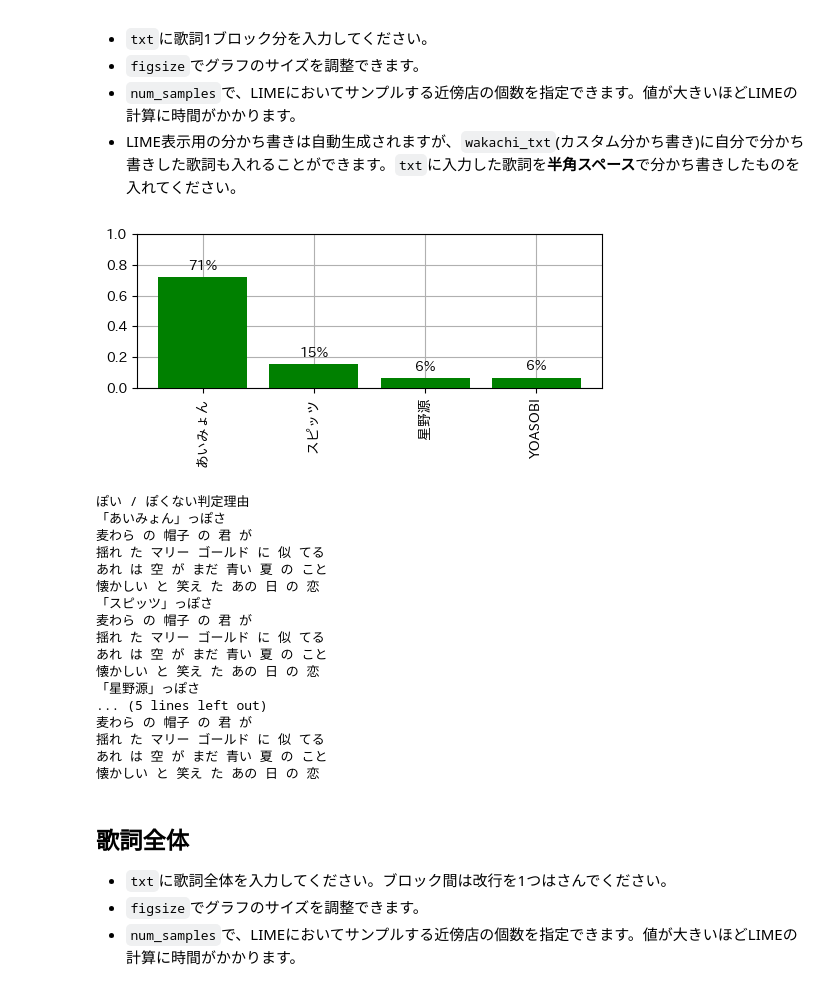
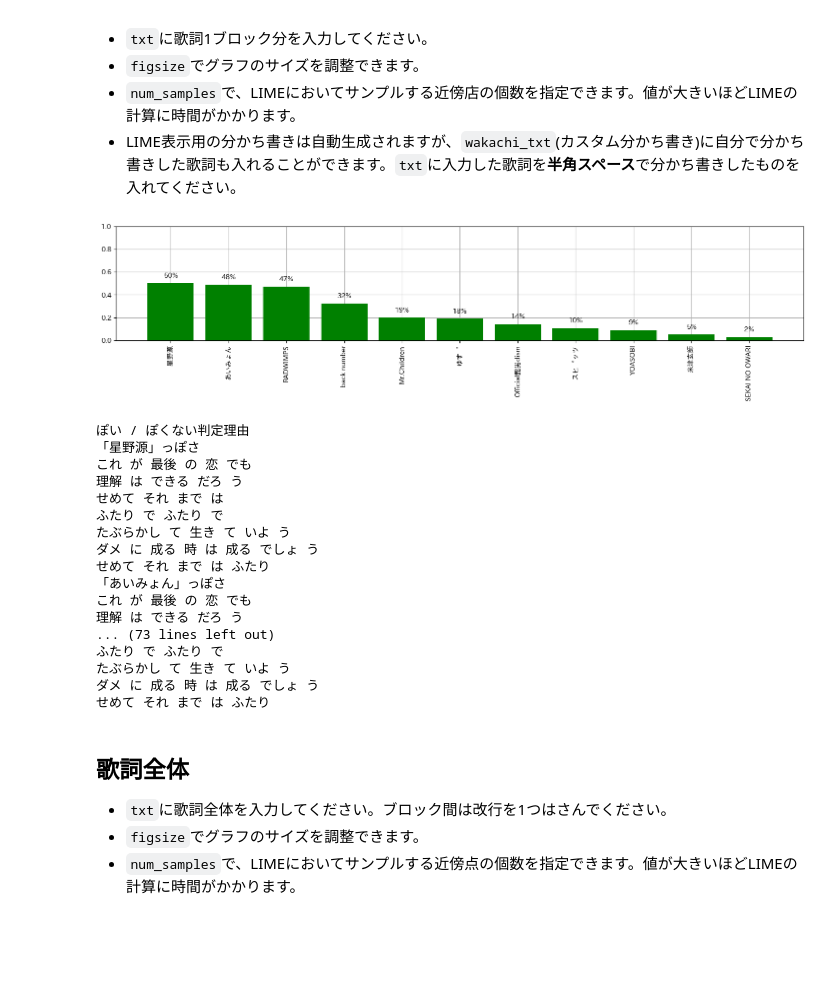
Before and after one commit to matsuda-tkm/artist-prediction-xai, a Jupyter notebook: notebooks/demo.ipynb, the cells around one changed output. Saved outputs shown, nothing was run; the diff lists cells and outputs as text; code cells hidden in the pictures; blank space fills up the shorter version.

```diff
--- a/notebooks/demo.ipynb
+++ b/notebooks/demo.ipynb
@@ -6,12 +11,10 @@
 # %%
-import pandas as pd
 import numpy as np
 import matplotlib.pyplot as plt
 import japanize_matplotlib
 from tqdm import tqdm
-import copy
 import os
-import json
+from collections import OrderedDict
 
 import torch
 import torch.nn as nn
@@ -22,3 +25,6 @@ from lime.lime_text import LimeTextExplainer
 from IPython.display import display, HTML
 from janome.tokenizer import Tokenizer
 import unicodedata
+
+device = 'cuda' if torch.cuda.is_available() else 'cpu'
+print(device)
@@ -25,6 +33,6 @@ import unicodedata
 # %%
 # 保存先のパス
-PATH = './models/'
+PATH = '..'
 # %%
 class CharacterCNN(nn.Module):
     def __init__(self, num_classes ,embed_size=128, max_length=200, filter_sizes=(2, 3, 4, 5), filter_num=64):
@@ -292,54 +409,56 @@ Fold1: 0.02992  Fold2: 0.02795  Fold3: 0.04347  Fold4: 0.04195  Fold5: 0.04290
 - `num_samples`で、LIMEにおいてサンプルする近傍店の個数を指定できます。値が大きいほどLIMEの計算に時間がかかります。
 - LIME表示用の分かち書きは自動生成されますが、`wakachi_txt`(カスタム分かち書き)に自分で分かち書きした歌詞も入れることができます。`txt`に入力した歌詞を**半角スペース**で分かち書きしたものを入れてください。
 # %%
-txt = """
-麦わらの帽子の君が
-揺れたマリーゴールドに似てる
-あれは空がまだ青い夏のこと
-懐かしいと笑えたあの日の恋
-"""
-figsize = (6,2)  # グラフのサイズを調整 (横,縦)
-num_samples = 100  # サンプルする近傍点の個数
+txt = """これが最後の恋でも
+理解はできるだろう
+せめて　それまでは
+ふたりで　ふたりで
+たぶらかして生きていよう
+ダメに成る時は成るでしょう
+せめて　それまでは　ふたり"""
+
+figsize = (18,3)  # グラフのサイズを調整 (横,縦)
+num_samples = 1000  # サンプルする近傍点の個数
 
 # 分類結果の取得
-prob,raw_txt = predict_one(txt, models)
+prob = predict_one_block(txt)
 # 棒グラフで可視化
-plot_prediction(prob, artists, '', figsize)
+show_predict_one_block(prob, artists, sort=True, figsize=figsize)
 
 # カスタム分かち書き ###############
 wakachi_txt = """
 """
 
 # LIME
 if wakachi_txt == '\n':
-    wakachi_txt = wakachi(txt)
-exp = explainer.explain_instance(wakachi_txt, predict_fn, num_features=200, labels=range(len(artists)), num_samples=num_samples)
-highlighted_text = highlight(exp, wakachi_txt)
+    wakachi_txt = wakachi_one_block(txt)
+exp = explainer.explain_instance(wakachi_txt, predict_some_block, num_features=len(wakachi_txt.split()), labels=range(len(artists)), num_samples=num_samples)
+highlighted_text = highlight(exp, wakachi_txt, prob)
 display(HTML(highlighted_text))
 # %% [output]
-[figure, old version]
+[figure, new version]
 ぽい / ぽくない判定理由
+「星野源」っぽさ
+これ が 最後 の 恋 でも
+理解 は できる だろ う
+せめて それ まで は
+ふたり で ふたり で
+たぶらかし て 生き て いよ う
+ダメ に 成る 時 は 成る でしょ う
+せめて それ まで は ふたり
 「あいみょん」っぽさ
-麦わら の 帽子 の 君 が
-揺れ た マリー ゴールド に 似 てる
-あれ は 空 が まだ 青い 夏 の こと
-懐かしい と 笑え た あの 日 の 恋
-「スピッツ」っぽさ
-麦わら の 帽子 の 君 が
-揺れ た マリー ゴールド に 似 てる
-あれ は 空 が まだ 青い 夏 の こと
-懐かしい と 笑え た あの 日 の 恋
-「星野源」っぽさ
-... (5 lines left out)
-麦わら の 帽子 の 君 が
-揺れ た マリー ゴールド に 似 てる
-あれ は 空 が まだ 青い 夏 の こと
-懐かしい と 笑え た あの 日 の 恋
+これ が 最後 の 恋 でも
+理解 は できる だろ う
+... (73 lines left out)
+ふたり で ふたり で
+たぶらかし て 生き て いよ う
+ダメ に 成る 時 は 成る でしょ う
+せめて それ まで は ふたり
 # %% [markdown]
 ## 歌詞全体
 - `txt`に歌詞全体を入力してください。ブロック間は改行を1つはさんでください。
 - `figsize`でグラフのサイズを調整できます。
-- `num_samples`で、LIMEにおいてサンプルする近傍店の個数を指定できます。値が大きいほどLIMEの計算に時間がかかります。
+- `num_samples`で、LIMEにおいてサンプルする近傍点の個数を指定できます。値が大きいほどLIMEの計算に時間がかかります。
 # %%
 txt = """
 風の強さがちょっと
```
Also changed, not shown: parts of 12 cells of this notebook.
